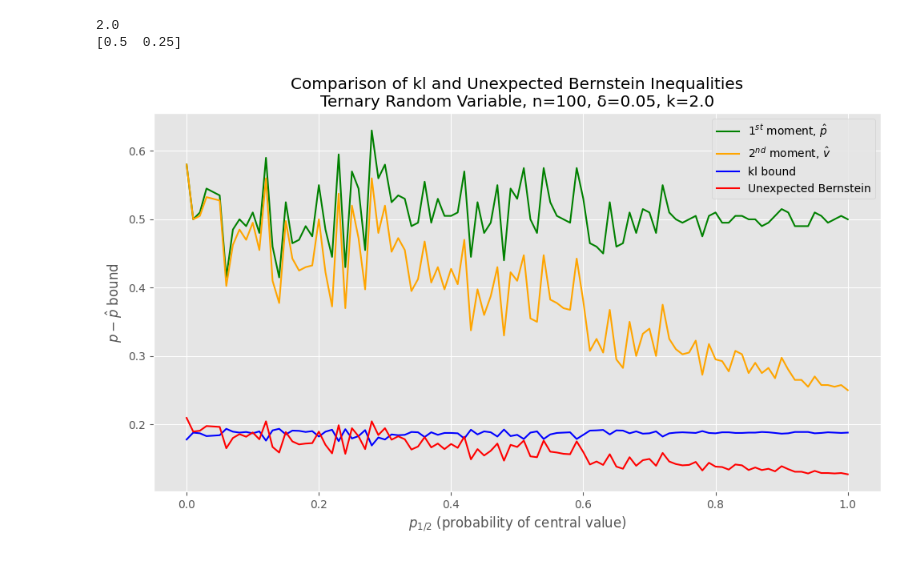
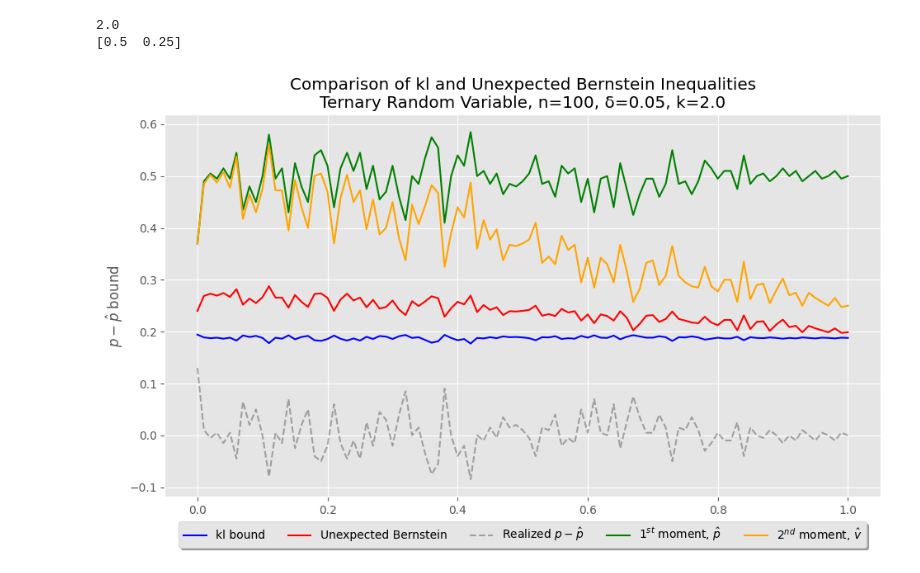
Before and after one commit to carsten-j/MLB, a Jupyter notebook: HA7/exercise.3.10.6.ipynb, the cells around one changed output. Saved outputs shown, nothing was run; the diff lists cells and outputs as text; code cells hidden in the pictures.

```diff
--- a/HA7/exercise.3.10.6.ipynb
+++ b/HA7/exercise.3.10.6.ipynb
@@ -55,7 +54,7 @@ for p12 in p12_grid:
     phats.append(phat)
 
     # UB bound
-    ub_list = [lam * vhat + np.log(Lambda / delta) / (lam * n) for lam in Lambda]
+    ub_list = [lam * vhat + np.log(k / delta) / (lam * n) for lam in Lambda]
     UB_vals.append(np.min(ub_list))
 
     # kl bound
@@ -66,20 +65,30 @@ for p12 in p12_grid:
 [0.5  0.25]
 # %%
 plt.figure(figsize=(10, 6))
-# plt.plot(p12_grid, p_vals, "g-", label="Realized $p - \hat p$")
-plt.plot(p12_grid, phats, color="green", label="$1^{st}$ moment, $\hat p$")
-plt.plot(p12_grid, vhats, color="orange", label="$2^{nd}$ moment, $\hat v$")
 plt.plot(p12_grid, KL_vals, "b-", label="kl bound")
 plt.plot(p12_grid, UB_vals, "r-", label="Unexpected Bernstein")
+plt.plot(
+    p12_grid,
+    p_vals,
+    color="black",
+    linestyle="--",
+    alpha=0.3,
+    label=r"Realized $p - \hat p$",
+)
+plt.plot(p12_grid, phats, color="green", label=r"$1^{st}$ moment, $\hat p$")
+plt.plot(p12_grid, vhats, color="orange", label=r"$2^{nd}$ moment, $\hat v$")
 plt.xlabel(r"$p_{1/2}$ (probability of central value)")
 plt.ylabel(r"$p-\hat p$ bound")
-plt.legend()
+plt.legend(
+    loc="upper center", bbox_to_anchor=(0.5, -0.05), fancybox=True, shadow=True, ncol=5
+)
+
 plt.title(
     "Comparison of kl and Unexpected Bernstein Inequalities\n"
     + f"Ternary Random Variable, n={n}, δ={delta}, k={k}"
 )
 plt.tight_layout()
 plt.savefig("kl_vs_bernstein_bounds.pdf", dpi=600, bbox_inches="tight")
 plt.show()
 # %% [output]
-[figure, old version]
+[figure, new version]
```
Also changed, not shown: parts of 1 cell of this notebook, 1 other file.
